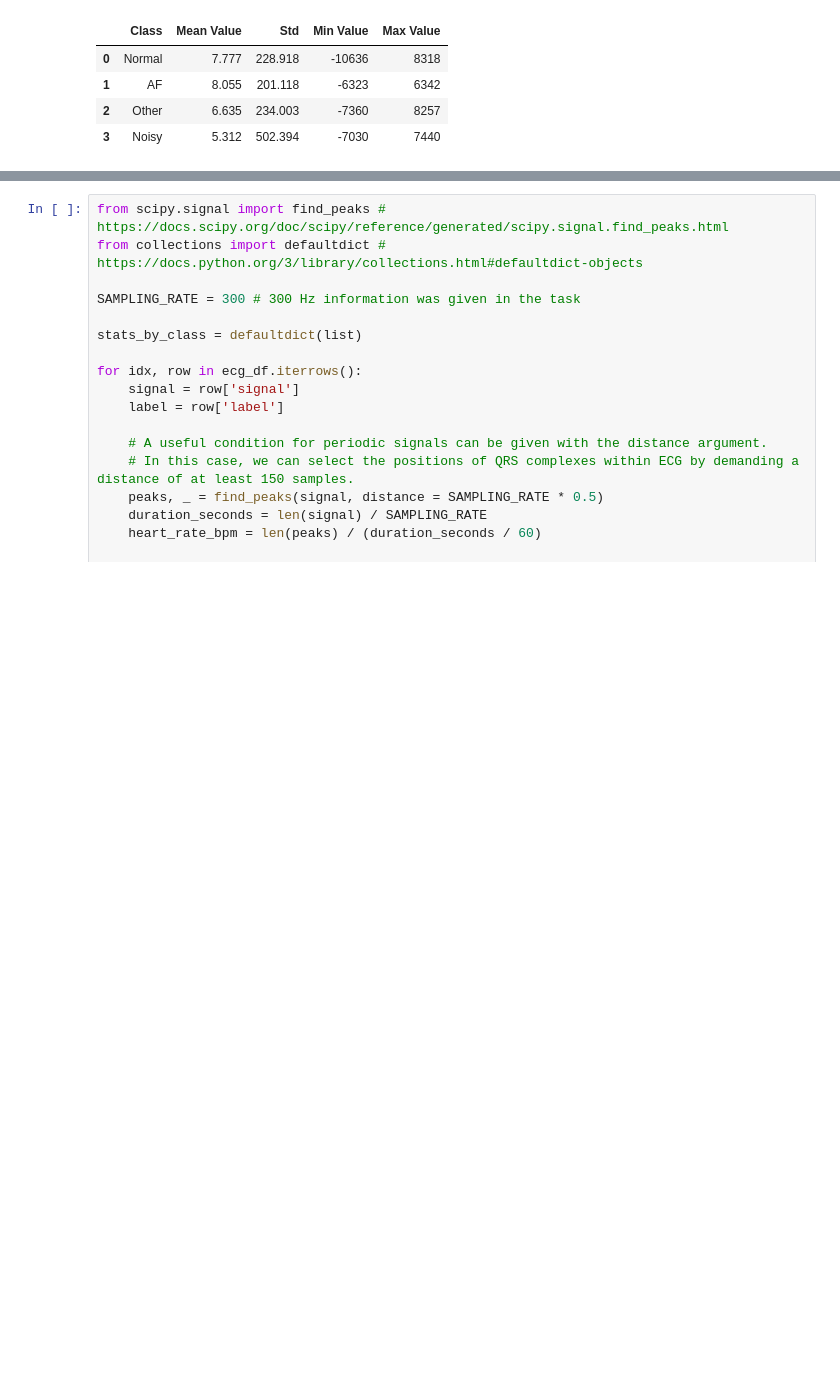
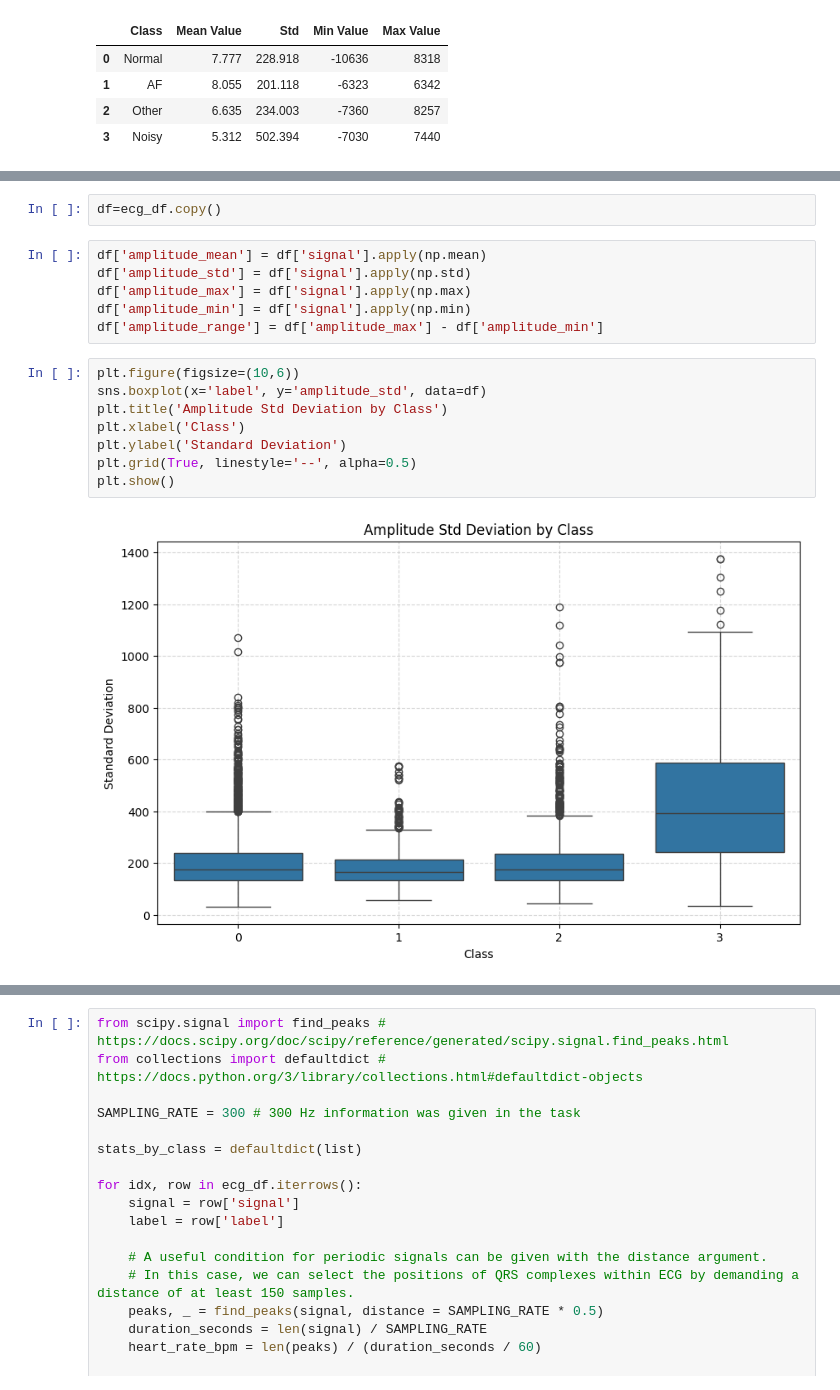
Before and after one commit to emirhansarioglu/ecg-timeseries-model, a Jupyter notebook: Dataset_Exploration/EDA.ipynb, the cells around one changed output, grey strips where cells are left out. Cells and saved outputs as stored; diff of their text form; blank space fills up the shorter version.

```diff
--- a/Dataset_Exploration/EDA.ipynb
+++ b/Dataset_Exploration/EDA.ipynb
@@ -332,0 +306,18 @@ In contrast, Normal, AF, and Other classes show similar spectral patterns with m
+# %%
+df=ecg_df.copy()
+# %%
+df['amplitude_mean'] = df['signal'].apply(np.mean)
+df['amplitude_std'] = df['signal'].apply(np.std)
+df['amplitude_max'] = df['signal'].apply(np.max)
+df['amplitude_min'] = df['signal'].apply(np.min)
+df['amplitude_range'] = df['amplitude_max'] - df['amplitude_min']
+# %%
+plt.figure(figsize=(10,6))
+sns.boxplot(x='label', y='amplitude_std', data=df)
+plt.title('Amplitude Std Deviation by Class')
+plt.xlabel('Class')
+plt.ylabel('Standard Deviation')
+plt.grid(True, linestyle='--', alpha=0.5)
+plt.show()
+# %% [output]
+[figure, added]
```
Also changed, not shown: parts of 23 cells of this notebook.
